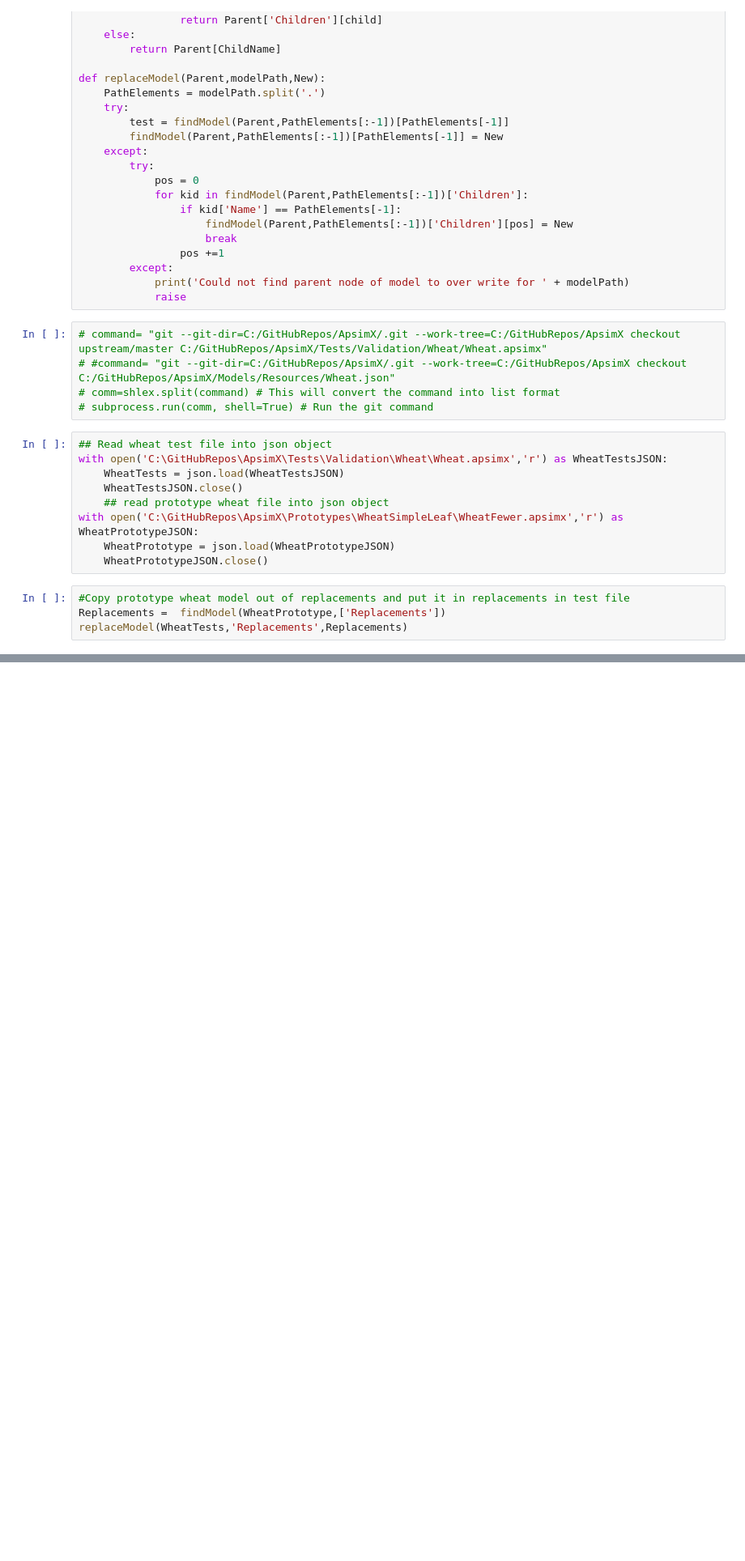
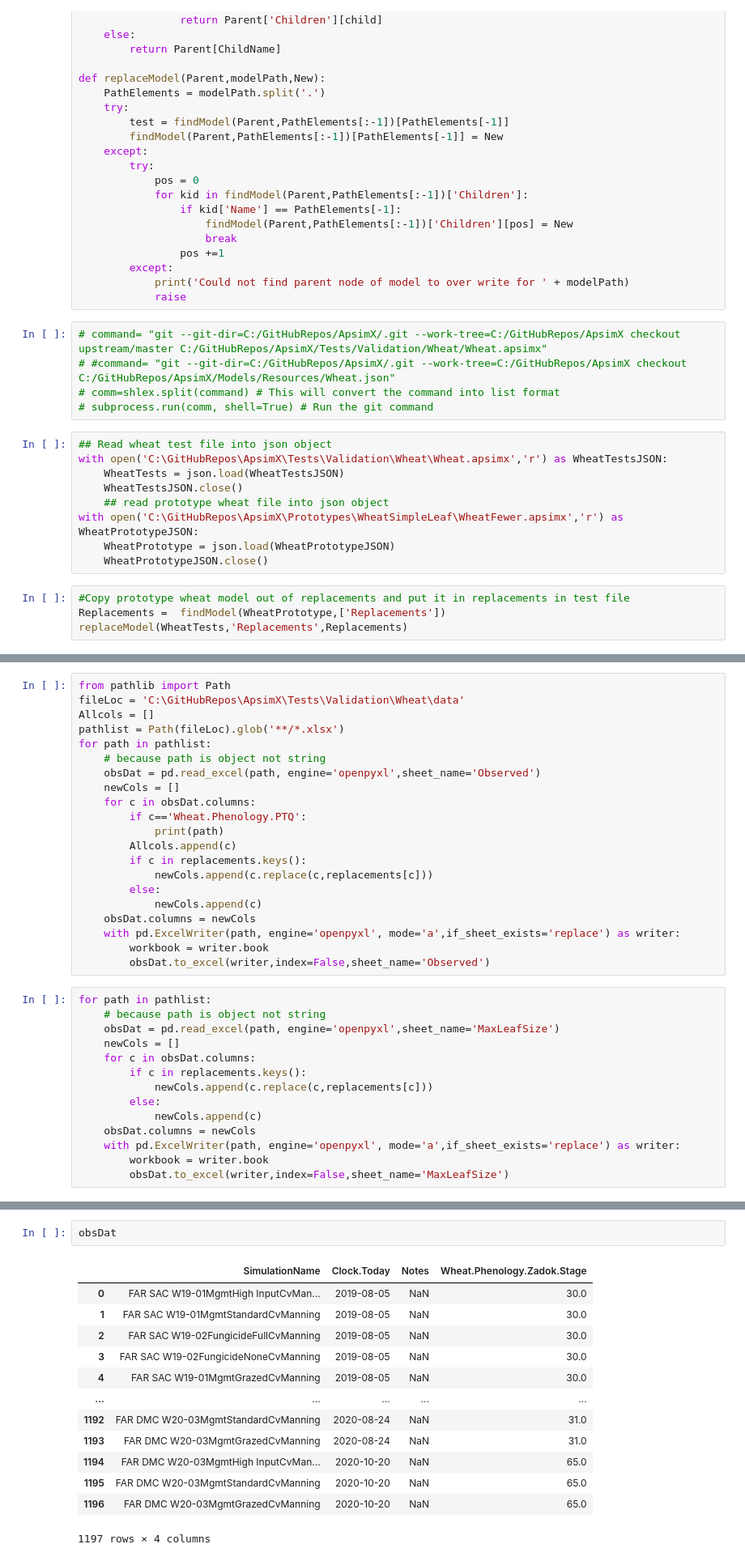
Before and after one commit to HamishBrownPFR/ApsimX, a Jupyter notebook: Prototypes/WheatSimpleLeaf/SimpleLeafImplementation/ImplementSimpleLeaf.ipynb, the cells around one changed output, grey strips where cells are left out. Shown at 81% size. Saved outputs shown, nothing was run; the diff lists cells and outputs as text; blank space fills up the shorter version.

```diff
--- a/Prototypes/WheatSimpleLeaf/SimpleLeafImplementation/ImplementSimpleLeaf.ipynb
+++ b/Prototypes/WheatSimpleLeaf/SimpleLeafImplementation/ImplementSimpleLeaf.ipynb
@@ -78,3 +78,38 @@ with open(r'C:\GitHubRepos\ApsimX\Prototypes\WheatSimpleLeaf\Wheat.apsimx', 'w')
     # Writing the replaced data in our
     # text file
     file.write(data)
+# %%
+from pathlib import Path
+fileLoc = 'C:\GitHubRepos\ApsimX\Tests\Validation\Wheat\data'
+Allcols = []
+pathlist = Path(fileLoc).glob('**/*.xlsx')
+for path in pathlist:
+    # because path is object not string
+    obsDat = pd.read_excel(path, engine='openpyxl',sheet_name='Observed')
+    newCols = []
+    for c in obsDat.columns:
+        if c=='Wheat.Phenology.PTQ':
+            print(path)
+        Allcols.append(c)
+        if c in replacements.keys():
+            newCols.append(c.replace(c,replacements[c]))
+        else:
+            newCols.append(c)
+    obsDat.columns = newCols
+    with pd.ExcelWriter(path, engine='openpyxl', mode='a',if_sheet_exists='replace') as writer:
+        workbook = writer.book
+        obsDat.to_excel(writer,index=False,sheet_name='Observed')
+# %%
+for path in pathlist:
+    # because path is object not string
+    obsDat = pd.read_excel(path, engine='openpyxl',sheet_name='MaxLeafSize')
+    newCols = []
+    for c in obsDat.columns:
+        if c in replacements.keys():
+            newCols.append(c.replace(c,replacements[c]))
+        else:
+            newCols.append(c)
+    obsDat.columns = newCols
+    with pd.ExcelWriter(path, engine='openpyxl', mode='a',if_sheet_exists='replace') as writer:
+        workbook = writer.book
+        obsDat.to_excel(writer,index=False,sheet_name='MaxLeafSize')
@@ -80,0 +139,16 @@ with open(r'C:\GitHubRepos\ApsimX\Prototypes\WheatSimpleLeaf\Wheat.apsimx', 'w')
+# %%
+obsDat
+# %% [output]
+|  | SimulationName | Clock.Today | Notes | Wheat.Phenology.Zadok.Stage |
+| 0 | FAR SAC W19-01MgmtHigh InputCvMan... | 2019-08-05 | NaN | 30.0 |
+| 1 | FAR SAC W19-01MgmtStandardCvManning | 2019-08-05 | NaN | 30.0 |
+| 2 | FAR SAC W19-02FungicideFullCvManning | 2019-08-05 | NaN | 30.0 |
+| 3 | FAR SAC W19-02FungicideNoneCvManning | 2019-08-05 | NaN | 30.0 |
+| 4 | FAR SAC W19-01MgmtGrazedCvManning | 2019-08-05 | NaN | 30.0 |
+| ... | ... | ... | ... | ... |
+| 1192 | FAR DMC W20-03MgmtStandardCvManning | 2020-08-24 | NaN | 31.0 |
+| 1193 | FAR DMC W20-03MgmtGrazedCvManning | 2020-08-24 | NaN | 31.0 |
+| 1194 | FAR DMC W20-03MgmtHigh InputCvMan... | 2020-10-20 | NaN | 65.0 |
+| 1195 | FAR DMC W20-03MgmtStandardCvManning | 2020-10-20 | NaN | 65.0 |
+| 1196 | FAR DMC W20-03MgmtGrazedCvManning | 2020-10-20 | NaN | 65.0 |
+1197 rows × 4 columns
```
Also changed, not shown: parts of 12 cells of this notebook, 2 other files.
